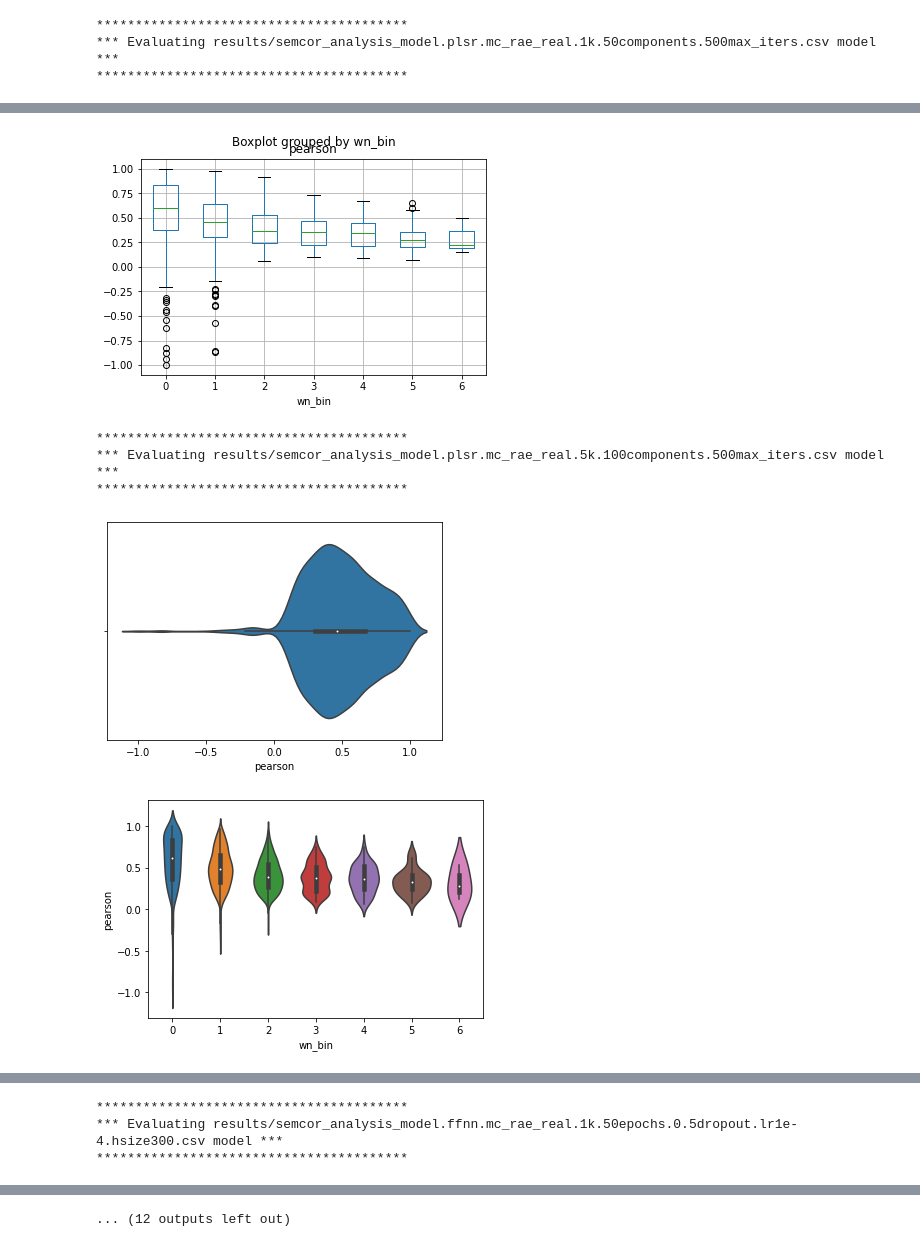
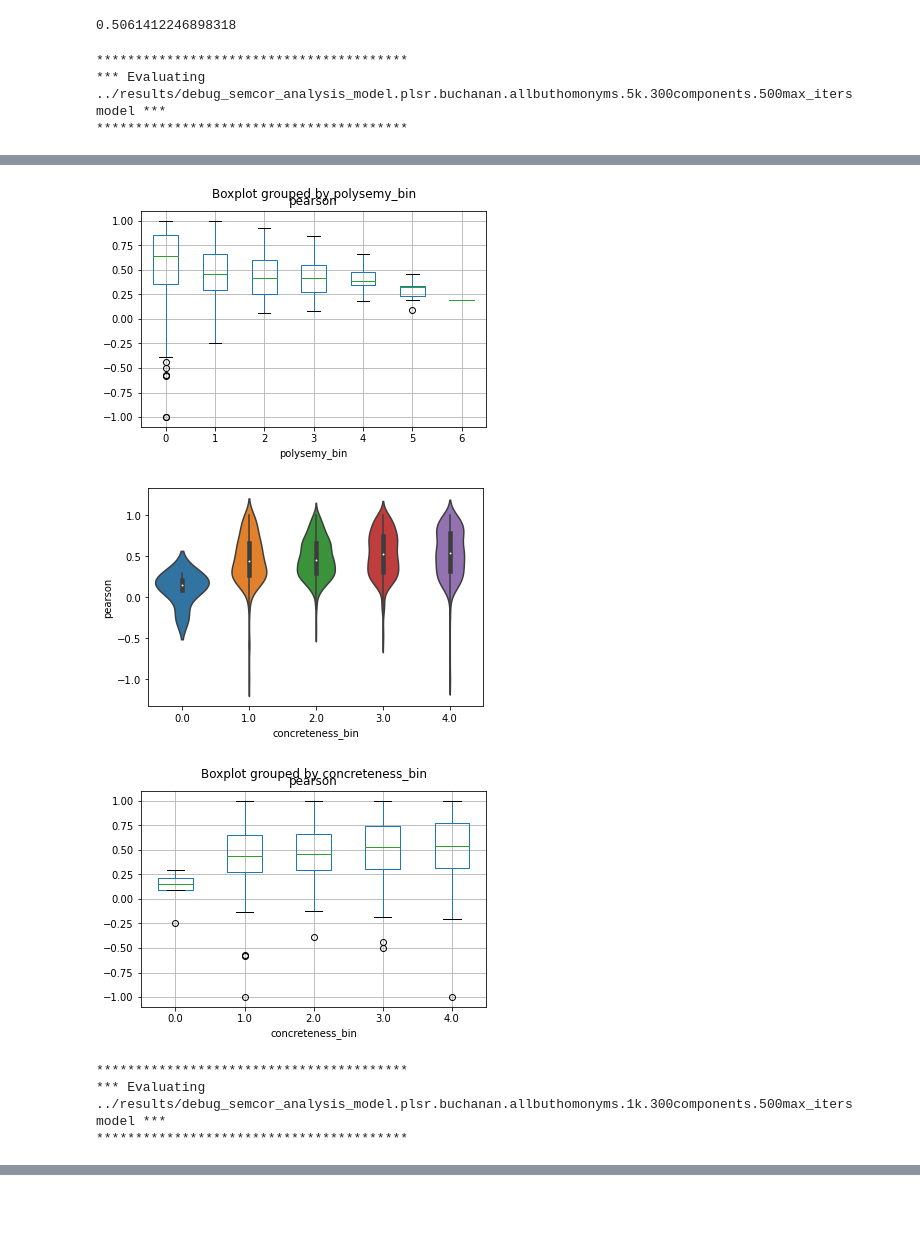
Before and after one commit to gchronis/features_in_context, a Jupyter notebook: notebooks/Semcor Analysis Results processing.ipynb, the cells around one changed output, grey strips where cells are left out. Saved outputs shown, nothing was run; the diff lists cells and outputs as text; code cells hidden in the pictures; blank space fills up the shorter version.

```diff
--- a/notebooks/Semcor Analysis Results processing.ipynb
+++ b/notebooks/Semcor Analysis Results processing.ipynb
@@ -110,35 +158,32 @@ other
+# %%
+average_correlation(df)
+# %% [output]
+0.5061412246898318
 # %%
-# We have it for 6 different models.
+# We have it for 12 different models.
 
-# BUCHANAN
-# models = [
-#     'results/semcor_analysis_model.plsr.buchanan.allbuthomoyms.5k.300components.500max_iters.csv',
-#     'results/semcor_analysis_model.plsr.buchanan.allbuthomoyms.1k.300components.500max_iters.csv',
-#     #'results/semcor_analysis_model.plsr.buchanan.allbuthomoyms.glove.300components.300max_iters.csv',
-#     'results/semcor_analysis_model.ffnn.buchanan.allbuthomoyms.5k.50epochs.0.5dropout.lr1e-4.hsize300.csv',
-#     'results/semcor_analysis_model.ffnn.buchanan.allbuthomoyms.1k.50epochs.0.5dropout.lr1e-4.hsize300.csv',
-#     #'trained_models/semcor_analysis_model.ffnn.buchanan.allbuthomoyms.glove.50epochs.0.5dropout.lr1e-4.hsize300.csv',
-#     'results/semcor_analysis_model.modabs.buchanan.allbuthomoyms.5k.csv',
-#     'results/semcor_analysis_model.modabs.buchanan.allbuthomoyms.1k.csv',
-#     #'trained_models/semcor_analysis_model.modabs.buchanan.allbuthomoyms.glove.csv'
-# ]
-
-
-# MCRAE
 models = [
-    'results/semcor_analysis_model.plsr.mc_rae_real.1k.50components.500max_iters.csv',
-    'results/semcor_analysis_model.plsr.mc_rae_real.5k.100components.500max_iters.csv',
-    #'results/semcor_analysis_model.plsr.mc_rae_real.glove.100components.300max_iters.csv',
-    'results/semcor_analysis_model.ffnn.mc_rae_real.1k.50epochs.0.5dropout.lr1e-4.hsize300.csv',
-    'results/semcor_analysis_model.ffnn.mc_rae_real.5k.50epochs.0.5dropout.lr1e-4.hsize300.csv',
-    #'results/semcor_analysis_model.ffnn.mc_rae_real.glove.50epochs.0.5dropout.lr1e-4.hsize300.csv',
-    'results/semcor_analysis_model.modabs.mc_rae_real.1k.csv',
-    'results/semcor_analysis_model.modabs.mc_rae_real.5k.csv',
-    #'results/semcor_analysis_model.modabs.mc_rae_real.glove.csv'
+    ## buchanan
+    '../results/debug_semcor_analysis_model.plsr.buchanan.allbuthomonyms.5k.300components.500max_iters',
+    '../results/debug_semcor_analysis_model.plsr.buchanan.allbuthomonyms.1k.300components.500max_iters',
+    '../results/debug_semcor_analysis_model.ffnn.buchanan.allbuthomonyms.5k.50epochs.0.5dropout.lr1e-4.hsize300',
+    '../results/debug_semcor_analysis_model.ffnn.buchanan.allbuthomonyms.1k.50epochs.0.5dropout.lr1e-4.hsize300',
+    #'../results/debug_semcor_analysis_model.modabs.buchanan.allbuthomoyms.5k',
+    #'../results/debug_semcor_analysis_model.modabs.buchanan.allbuthomoyms.1k',
+    ### mcrae
+    '../results/debug_semcor_analysis_model.plsr.mc_rae_real.allbuthomonyms.5k.100components.500max_iters',
+    '../results/debug_semcor_analysis_model.plsr.mc_rae_real.allbuthomonyms.1k.50components.500max_iters',
+    '../results/debug_semcor_analysis_model.ffnn.mc_rae_real.allbuthomonyms.5k.50epochs.0.5dropout.lr1e-4.hsize300',
+    '../results/debug_semcor_analysis_model.ffnn.mc_rae_real.allbuthomonyms.1k.50epochs.0.5dropout.lr1e-4.hsize300',
+    #### binder
+    '../results/debug_semcor_analysis_model.ffnn.binder.5k.50epochs.0.5dropout.lr1e-4.hsize300',
+    '../results/debug_semcor_analysis_model.ffnn.binder.1k.50epochs.0.5dropout.lr1e-4.hsize300',
+    '../results/debug_semcor_analysis_model.plsr.binder.5k.30components.500max_iters',
+    '../results/debug_semcor_analysis_model.plsr.binder.1k.30components.500max_iters',
     ]
 # %%
 for save_path in models:
-    df = pd.read_csv("../" + save_path)
+    df = pd.read_csv( save_path + '.csv')
     print("****************************************")
     print("*** Evaluating %s model ***" % save_path)
     print("****************************************")
@@ -146,5 +191,5 @@ for save_path in models:
     print("")
 # %% [output]
 ****************************************
-*** Evaluating results/semcor_analysis_model.plsr.mc_rae_real.1k.50components.500max_iters.csv model ***
+*** Evaluating ../results/debug_semcor_analysis_model.plsr.buchanan.allbuthomonyms.5k.300components.500max_iters model ***
 ****************************************
@@ -153,6 +198,6 @@ for save_path in models:
-[figure, old version]
+[figure, new version]
-****************************************
-*** Evaluating results/semcor_analysis_model.plsr.mc_rae_real.5k.100components.500max_iters.csv model ***
-****************************************
-[figure, old version]
+[figure, new version]
-[figure, old version]
+[figure, new version]
+****************************************
+*** Evaluating ../results/debug_semcor_analysis_model.plsr.buchanan.allbuthomonyms.1k.300components.500max_iters model ***
+****************************************
@@ -160,3 +204,0 @@ for save_path in models:
-****************************************
-*** Evaluating results/semcor_analysis_model.ffnn.mc_rae_real.1k.50epochs.0.5dropout.lr1e-4.hsize300.csv model ***
-****************************************
@@ -166 +207,0 @@ for save_path in models:
-... (12 outputs left out)
```
Also changed, not shown: parts of 14 cells of this notebook, 10 other files.
